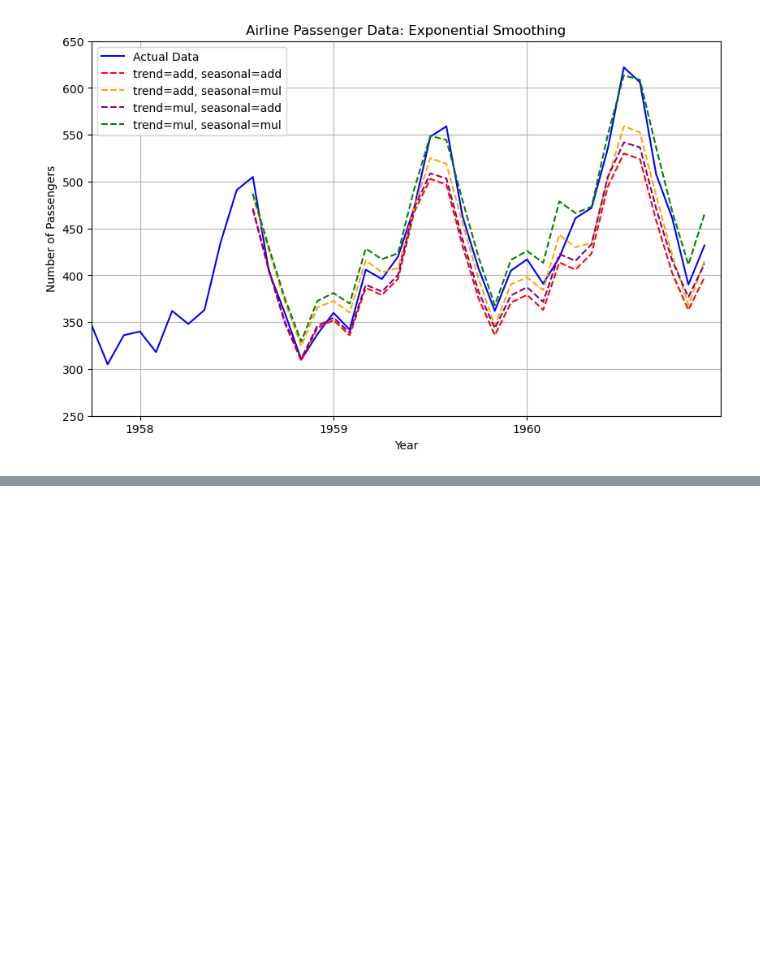
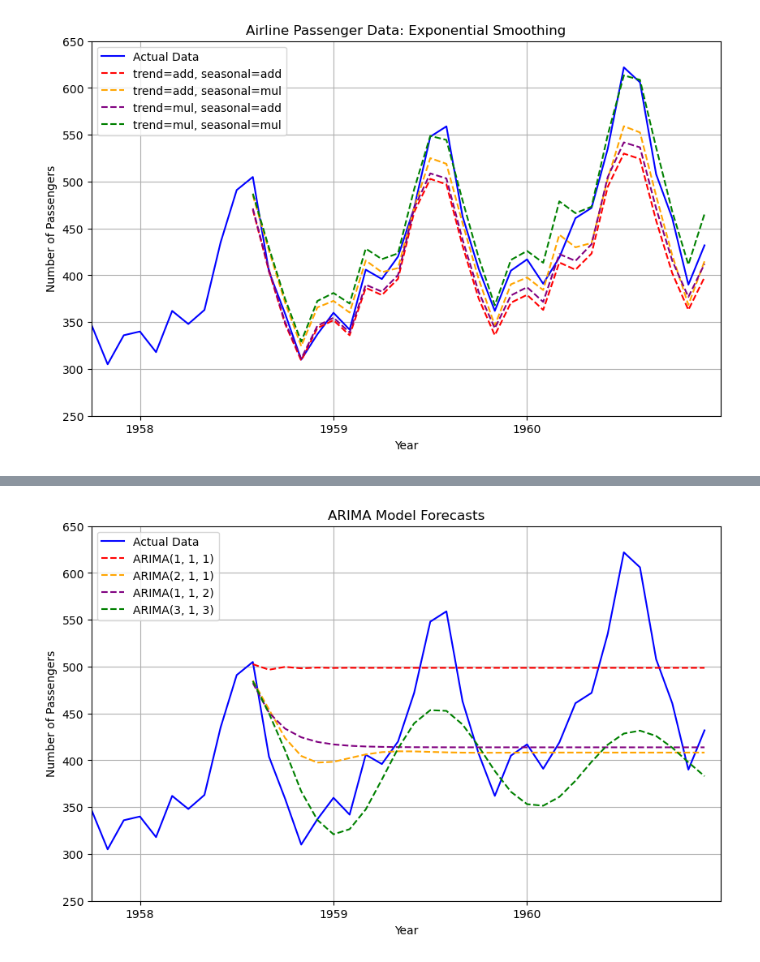
Before and after one commit to lyvin05/EE344-Time-Forecasting-Project, a Jupyter notebook: Notebooks/time_forecast_airline_passengers.ipynb, the cells around one changed output, grey strips where cells are left out. Saved outputs shown, nothing was run; the diff lists cells and outputs as text; code cells hidden in the pictures; blank space fills up the shorter version.

```diff
--- a/Notebooks/time_forecast_airline_passengers.ipynb
+++ b/Notebooks/time_forecast_airline_passengers.ipynb
@@ -278,0 +321,20 @@ Mean Absolute Percentage Error: 4.2563529973606045 %
+# %%
+from statsmodels.tsa.arima.model import ARIMA
+
+# Try some different combinations of p and q
+orders = [
+    (1, 1, 1), (2, 1, 1), (1, 1, 2),
+    (2, 1, 2), (3, 1, 1), (1, 1, 3),
+    (3, 1, 3), (1, 2, 1)
+]
+
+for order in orders:
+    model = ARIMA(
+        train["total_passengers"],
+        order = order
+    )
+
+    fit = model.fit()
+    predictions = fit.forecast(steps=len(test))
+    print("\nOrder:", order, "AIC =", fit.aic)
+    evaluate(predictions, y_test)
@@ -278,0 +365,38 @@ Mean Absolute Percentage Error: 4.2563529973606045 %
+# %%
+# Plotting a few of the different orders from before
+fig, ax = plt.subplots(figsize=(10, 6))
+
+ax.plot(
+    passenger_data["month"],
+    passenger_data["total_passengers"],
+    label="Actual Data",
+    color="blue"
+)
+
+orders = [
+    (1, 1, 1), (2, 1, 1), (1, 1, 2), (3, 1, 3)
+]
+colors = ["red", "orange", "purple", "green"]
+for order, color in zip(orders, colors):
+    model = ARIMA(
+        train["total_passengers"],
+        order = order
+    )
+
+    fit = model.fit()
+    pred = fit.forecast(steps=len(test))
+    ax.plot(test["month"], pred, label=f"ARIMA{order}", color=color, linestyle="--")
+
+plt.xlabel("Year")
+plt.ylabel("Number of Passengers")
+plt.title("ARIMA Model Forecasts")
+plt.xticks(range(0, 144, 12), range(1949, 1961))
+
+ax.set_xlim(105, 144)
+ax.set_ylim(250, 650)
+
+plt.legend()
+plt.grid(True)
+plt.show()
+# %% [output]
+[figure, added]
```
Also changed, not shown: parts of 13 cells of this notebook.
